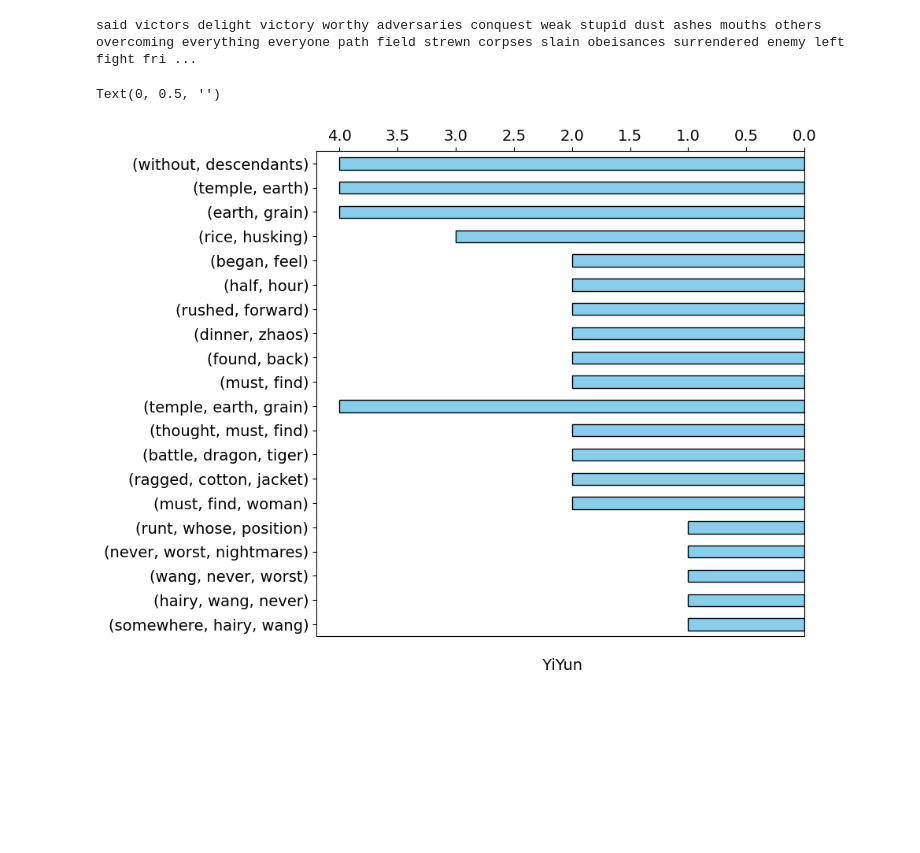
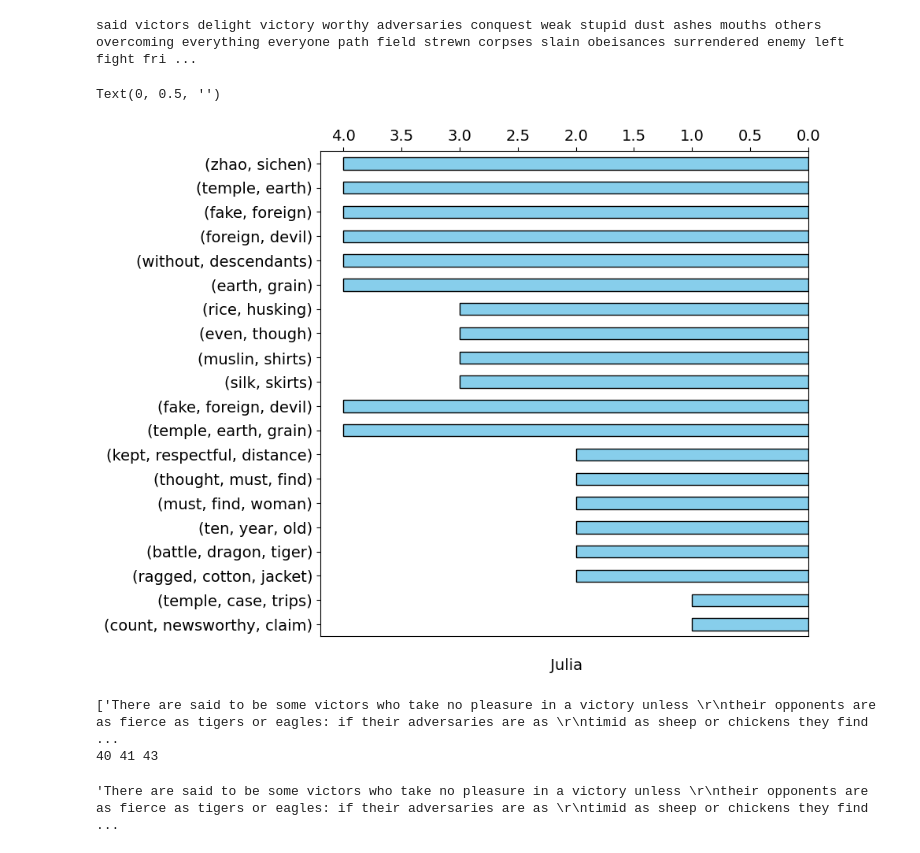
Before and after one commit to sydney-machine-learning/translationanalysis-Mandarin, a Jupyter notebook: jupyter_notebook/semantic_analysis.ipynb, the cells around one changed output. Saved outputs shown, nothing was run; the diff lists cells and outputs as text; code cells hidden in the pictures; blank space fills up the shorter version.

```diff
--- a/jupyter_notebook/semantic_analysis.ipynb
+++ b/jupyter_notebook/semantic_analysis.ipynb
@@ -39,13 +39,12 @@ from sentence_transformers import SentenceTransformer
 model = SentenceTransformer('all-mpnet-base-v2')
 # %%
 #load the file
-df_hsien = pd.read_csv('/Users/wangxuechun/unsw/UNSW-Thesis-/data_processing/chapter_4_eng_version_hsien.csv')
-df_google = pd.read_csv('/Users/wangxuechun/unsw/UNSW-Thesis-/data_processing/chapter_4_eng_version_google.csv')
-df_yiyun = pd.read_csv('/Users/wangxuechun/unsw/UNSW-Thesis-/data_processing/chapter_4_eng_version_yiyun.csv')
-df_google = df_google.drop('Unnamed: 0', axis=1)
+df_hsien = pd.read_csv('/Users/wangxuechun/unsw/thesis-repo/data_processing/chapter_4_eng_version_hsien.csv')
+df_google = pd.read_csv('/Users/wangxuechun/unsw/thesis-repo/data_processing/chapter_4_eng_version_google.csv')
+df_julia = pd.read_csv('/Users/wangxuechun/unsw/thesis-repo/data_processing/chapter_4_eng_version_julia.csv')
 df_hsien.columns = ['English_Verse']
-df_yiyun.columns = ['English_Verse']
+df_julia.columns = ['English_Verse']
 df_google.columns = ['English_Verse']
-print(df_hsien,df_google,df_yiyun)
+print(df_julia)
 # %% [output]
                                         English_Verse
@@ -234,10 +249,12 @@ print(keywords_yiyun)
 # %% [output]
 [[('victory', 0.4304), ('overcoming', 0.3769), ('conquest', 0.3725), ('superiority', 0.3711), ('slain', 0.3658)], [('snoring', 0.4942), ('nun', 0.4415), ('forefinger', 0.3588), ('thumb', 0.297), ('lai ...
 # %%
-df_yiyun_chap5 = pd.read_csv('/Users/wangxuechun/unsw/UNSW-Thesis-/data_processing/chapter_5_eng_version_yiyun.csv')
-df_yiyun_chap5.rename(columns={'English_Verse_chap5_yiyun': 'English_Verse'}, inplace=True)
-df_yiyun_all = pd.concat([df_yiyun, df_yiyun_chap5], ignore_index=True)
-df_yiyun_all
+df_julia_chap5 = pd.read_csv('/Users/wangxuechun/unsw/thesis-repo/data_processing/chapter_5_eng_version_julia.csv')
+df_julia_chap5.rename(columns={'English_Verse_chap5_yiyun': 'English_Verse'}, inplace=True)
+df_julia_chap6 = pd.read_csv('/Users/wangxuechun/unsw/thesis-repo/data_processing/chapter_6_eng_version_julia.csv')
+df_julia_chap6.rename(columns={'English_Verse_chap6_julia': 'English_Verse'}, inplace=True)
+df_julia_all = pd.concat([df_julia, df_julia_chap5, df_julia_chap6], ignore_index=True)
+df_julia_all
 # %% [output]
 |  | English_Verse |
 | 0 | There are, it is said, some victo... |
@@ -331,0 +331,4 @@ df_ngrams_yiyun
+# %%
+df_ngrams_julia = pd.DataFrame(df_julia_all)
+df_ngrams_julia = preprocessing(df_ngrams_julia)
+df_ngrams_julia
@@ -332,5 +349,5 @@ df_ngrams_yiyun
 # %%
-text = retrieve_text(df_ngrams_yiyun)
+text = retrieve_text(df_ngrams_julia)
 print(text)
 # %% [output]
 said victors delight victory worthy adversaries conquest weak stupid dust ashes mouths others overcoming everything everyone path field strewn corpses slain obeisances surrendered enemy left fight fri ...
@@ -340,26 +357,50 @@ import matplotlib.pyplot as plt
 # %%
 bigram1 = ngrams_series_func(text, 2)
 trigram1 = ngrams_series_func(text, 3)
 
 
 
 ngram1 = pd.concat([bigram1, trigram1])
 barstyle = {'width': 0.5, 'edgecolor': 'black'}
 
 plt.rcParams.update({'font.size': 14})
 #fig, ax=plt.subplots(1,2, figsize=(16,8), gridspec_kw = {'width_ratios':[1,1], 'wspace':0.1, 'hspace':0.1})
 fig, ax=plt.subplots(1,1, figsize=(8,8))
 
 #barh_ax = ax[0]
 barh_ax = ax
 
 ngram1[::-1].plot.barh(ax=barh_ax, color= 'skyblue',**barstyle)
 barh_ax.yaxis.set_label_position("left")
 barh_ax.xaxis.tick_top()
 barh_ax.xaxis.set_label_position("bottom")
 barh_ax.set_xlim(barh_ax.get_xlim()[::-1])
-barh_ax.set_xlabel('\n YiYun')
+barh_ax.set_xlabel('\n Julia')
 barh_ax.set_ylabel('',fontsize=50)
 # %% [output]
 Text(0, 0.5, '')
-[figure, old version]
+[figure, new version]
+# %%
+#compare verses to verses
+sentences = []
+sentence_julia = df_julia['English_Verse'].tolist()
+sentence_google = df_google['English_Verse'].tolist()
+sentence_hsien = df_hsien['English_Verse'].tolist()
+print(sentence_hsien)
+sentences.append(sentence_julia)
+sentences.append(sentence_google)
+sentences.append(sentence_hsien)
+
+print(len(sentence_julia),len(sentence_google), len(sentence_hsien))
+# %% [output]
+['There are said to be some victors who take no pleasure in a victory unless \r\ntheir opponents are as fierce as tigers or eagles: if their adversaries are as \r\ntimid as sheep or chickens they find ...
+40 41 43
+# %%
+sentence_new = []
+for i in range(0, len(sentences)):
+    for j in range(0, len(sentences[i])):
+        sentence_new.append(sentences[i][j])
+
+sentence_new[81]
+# %% [output]
+'There are said to be some victors who take no pleasure in a victory unless \r\ntheir opponents are as fierce as tigers or eagles: if their adversaries are as \r\ntimid as sheep or chickens they find  ...
```
Also changed, not shown: parts of 12 cells of this notebook.
